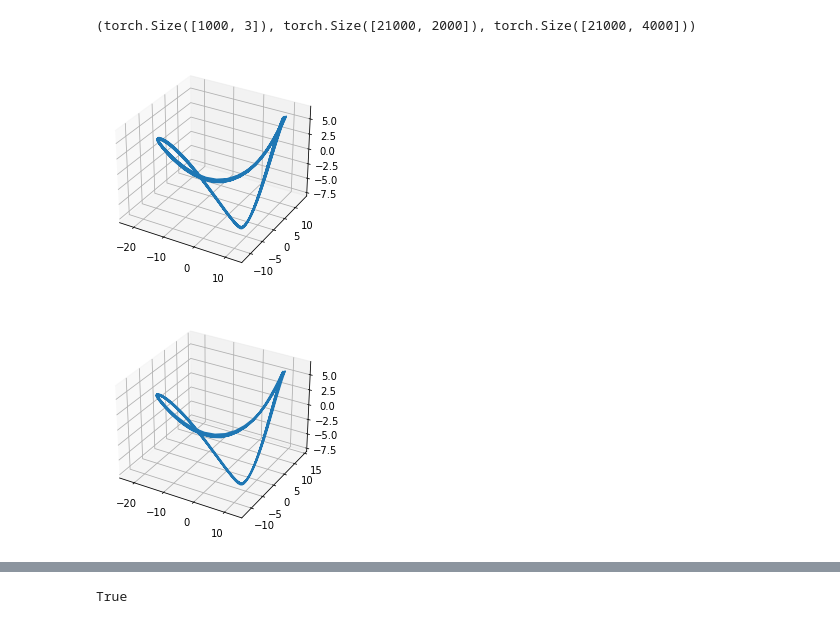
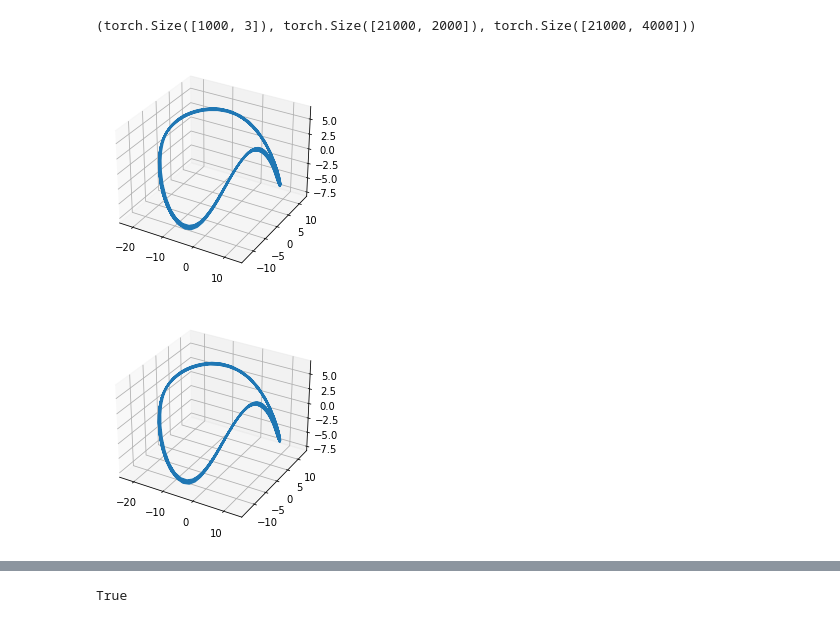
Before and after one commit to aw02m/Spiking_neural_networks, a Jupyter notebook: notebooks/first_run_target_spiking.ipynb, the cells around one changed output, grey strips where cells are left out. Cells and saved outputs as stored; diff of their text form; code cells hidden in the pictures.

```diff
--- a/notebooks/first_run_target_spiking.ipynb
+++ b/notebooks/first_run_target_spiking.ipynb
@@ -119,22 +114,26 @@ pca_traj.shape, x.shape, trajectory.shape
 # %% [output]
 (torch.Size([1000, 3]), torch.Size([21000, 2000]), torch.Size([21000, 4000]))
 # %%
+pca_x = pca.decompose(x[-1000:])
+
 fig = plt.figure()
 ax = fig.add_subplot(projection='3d')
 plt.plot(pca_x.numpy()[:, 0], pca_x.numpy()[:, 1], pca_x.numpy()[:, 2])
 plt.show()
 plt.close()
 # %% [output]
-[figure, old version]
+[figure, new version]
 # %%
+trajectory = torch.concat((x, y), axis=1)
+pca_traj = pca.decompose(trajectory[-1000:])
+
 fig2 = plt.figure()
 ax2 = fig2.add_subplot(projection='3d')
-th = 500
-plt.plot(pca_traj.numpy()[th:, 0], pca_traj.numpy()[th:, 1], pca_traj.numpy()[th:, 2])
+plt.plot(pca_traj.numpy()[:, 0], pca_traj.numpy()[:, 1], pca_traj.numpy()[:, 2])
 plt.show()
 plt.close()
 # %% [output]
-[figure, old version]
+[figure, new version]
 # %%
 n_neuron = hidden_size
 n_time = 400
```
Also changed, not shown: parts of 8 cells of this notebook.
